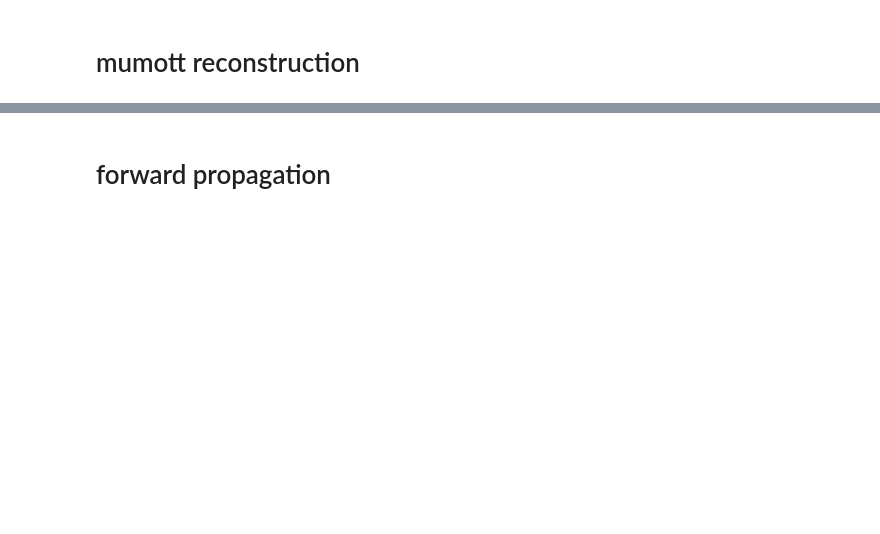
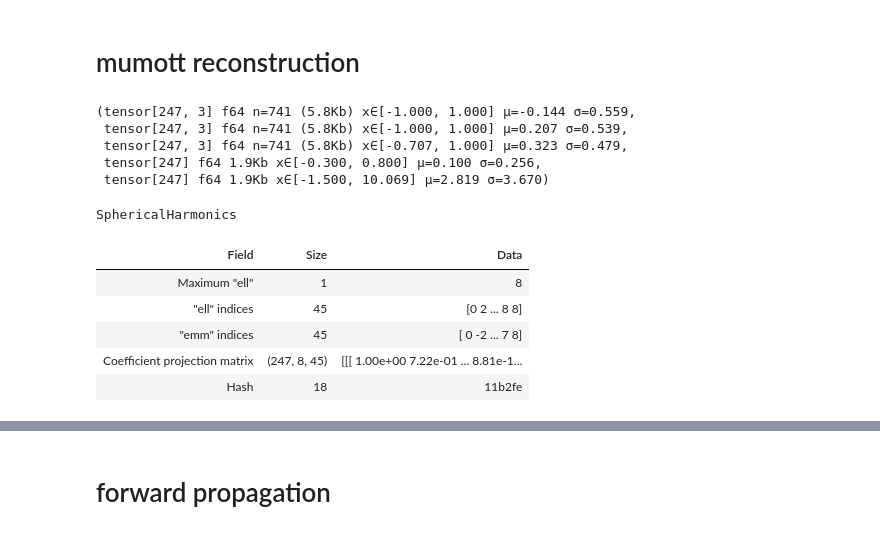
Before and after one commit to lfbarba/smartt, a Jupyter notebook: sici/bone-forward.ipynb, the cells around one changed output, grey strips where cells are left out. Drawn from its saved outputs; the diff is of its cells as text; code cells hidden in the pictures; blank space fills up the shorter version.

```diff
--- a/sici/bone-forward.ipynb
+++ b/sici/bone-forward.ipynb
@@ -153,5 +195,24 @@ loss_function.add_regularizer(name='laplacian',
                               regularizer=regularizer,
                               regularization_weight=1)
 optimizer = LBFGS(loss_function, maxiter=20)
+# %%
+vector_p, vector_j, vector_k, j_offsets, k_offsets =[torch.tensor(x) for x in projector.john_transform_parameters]
+vector_p, vector_j, vector_k, j_offsets, k_offsets
+# %% [output]
+(tensor[247, 3] f64 n=741 (5.8Kb) x∈[-1.000, 1.000] μ=-0.144 σ=0.559,
+ tensor[247, 3] f64 n=741 (5.8Kb) x∈[-1.000, 1.000] μ=0.207 σ=0.539,
+ tensor[247, 3] f64 n=741 (5.8Kb) x∈[-0.707, 1.000] μ=0.323 σ=0.479,
+ tensor[247] f64 1.9Kb x∈[-0.300, 0.800] μ=0.100 σ=0.256,
+ tensor[247] f64 1.9Kb x∈[-1.500, 10.069] μ=2.819 σ=3.670)
+# %%
+basis_set
+# %% [output]
+SphericalHarmonics
+| Field | Size | Data |
+| Maximum "ell" | 1 | 8 |
+| "ell" indices | 45 | [0 2 ... 8 8] |
+| "emm" indices | 45 | [ 0 -2 ... 7 8] |
+| Coefficient projection matrix | (247, 8, 45) | [[[ 1.00e+00 7.22e-01 ... 8.81e-1... |
+| Hash | 18 | 11b2fe |
 # %%
 results = optimizer.optimize()
```
Also changed, not shown: parts of 18 cells of this notebook, 18 other files.
